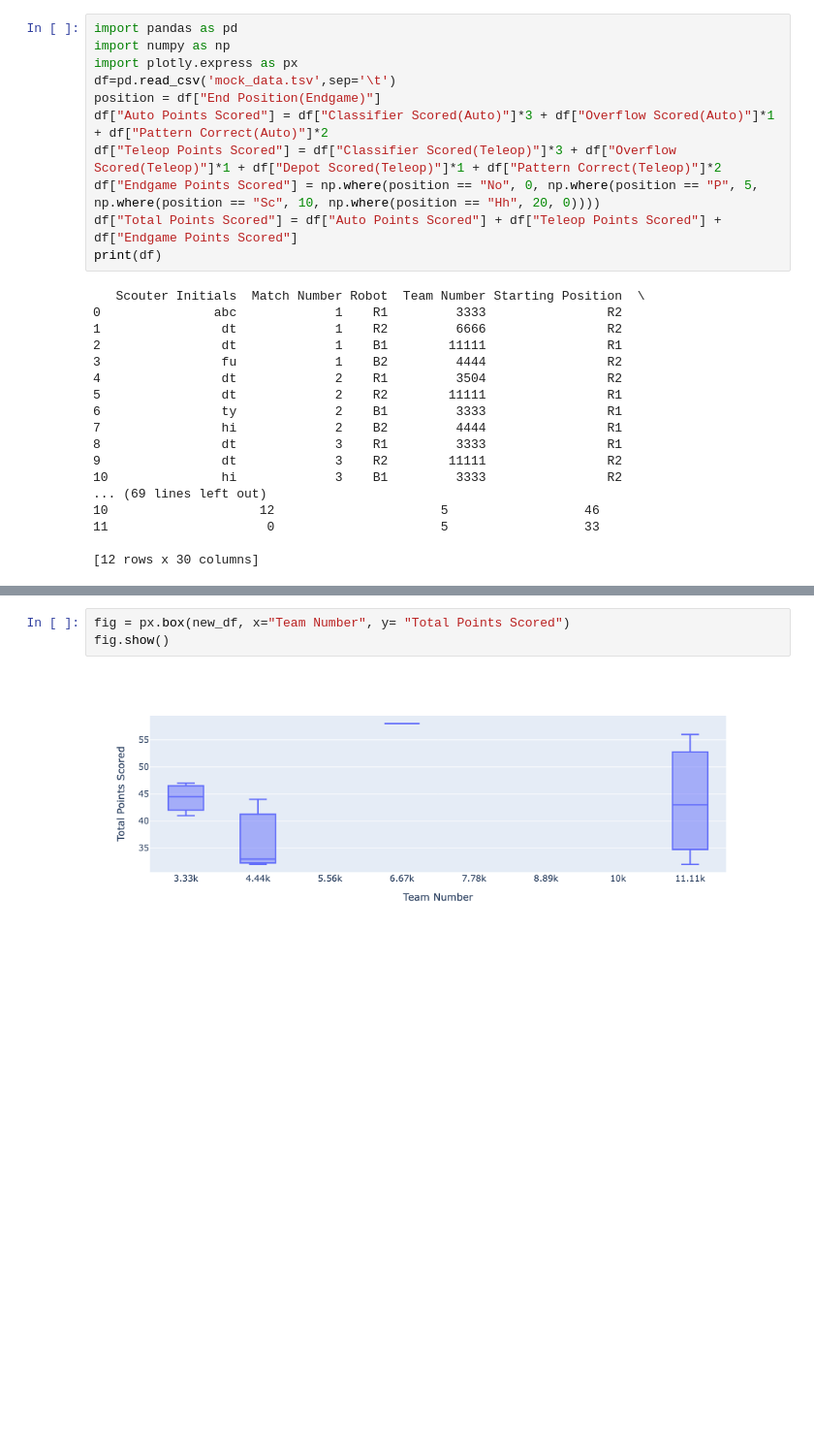
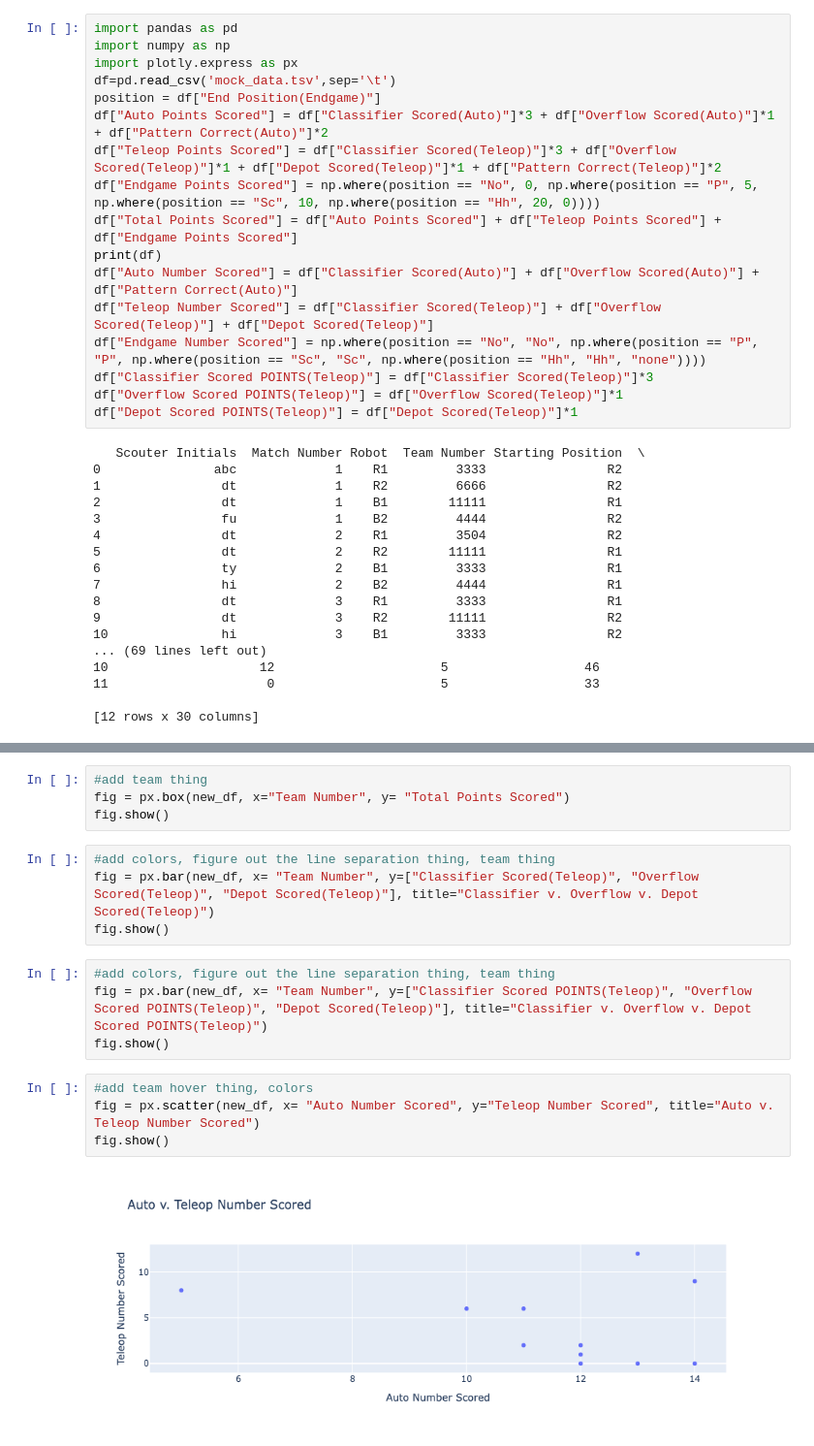
Before and after one commit to GirlsOfSteelRobotics/2025FTCScoutingApp, a Jupyter notebook: mock_data.ipynb, the cells around one changed output, grey strips where cells are left out. Shown at 97% size. Drawn from its saved outputs; the diff is of its cells as text; blank space fills up the shorter version.

Commit message:
coded classified v overflow v depot graphs for number and points

```diff
--- a/mock_data.ipynb
+++ b/mock_data.ipynb
@@ -13,6 +13,12 @@ df["Teleop Points Scored"] = df["Classifier Scored(Teleop)"]*3 + df["Overflow Sc
 df["Endgame Points Scored"] = np.where(position == "No", 0, np.where(position == "P", 5, np.where(position == "Sc", 10, np.where(position == "Hh", 20, 0))))
 df["Total Points Scored"] = df["Auto Points Scored"] + df["Teleop Points Scored"] + df["Endgame Points Scored"]
 print(df)
+df["Auto Number Scored"] = df["Classifier Scored(Auto)"] + df["Overflow Scored(Auto)"] + df["Pattern Correct(Auto)"]
+df["Teleop Number Scored"] = df["Classifier Scored(Teleop)"] + df["Overflow Scored(Teleop)"] + df["Depot Scored(Teleop)"]
+df["Endgame Number Scored"] = np.where(position == "No", "No", np.where(position == "P", "P", np.where(position == "Sc", "Sc", np.where(position == "Hh", "Hh", "none"))))
+df["Classifier Scored POINTS(Teleop)"] = df["Classifier Scored(Teleop)"]*3
+df["Overflow Scored POINTS(Teleop)"] = df["Overflow Scored(Teleop)"]*1
+df["Depot Scored POINTS(Teleop)"] = df["Depot Scored(Teleop)"]*1
 # %% [output]
    Scouter Initials  Match Number Robot  Team Number Starting Position  \
 0               abc             1    R1         3333                R2
@@ -73,5 +82,18 @@ print(new_df)
 # %%
+#add team thing
 fig = px.box(new_df, x="Team Number", y= "Total Points Scored")
 fig.show()
-# %% [output]
-[figure, removed]
+# %%
+#add colors, figure out the line separation thing, team thing
+fig = px.bar(new_df, x= "Team Number", y=["Classifier Scored(Teleop)", "Overflow Scored(Teleop)", "Depot Scored(Teleop)"], title="Classifier v. Overflow v. Depot Scored(Teleop)")
+fig.show()
+# %%
+#add colors, figure out the line separation thing, team thing
+fig = px.bar(new_df, x= "Team Number", y=["Classifier Scored POINTS(Teleop)", "Overflow Scored POINTS(Teleop)", "Depot Scored(Teleop)"], title="Classifier v. Overflow v. Depot Scored POINTS(Teleop)")
+fig.show()
+# %%
+#add team hover thing, colors
+fig = px.scatter(new_df, x= "Auto Number Scored", y="Teleop Number Scored", title="Auto v. Teleop Number Scored")
+fig.show()
+# %% [output]
+[figure, added]
```
Also changed, not shown: parts of 2 cells of this notebook, 2 other files.
